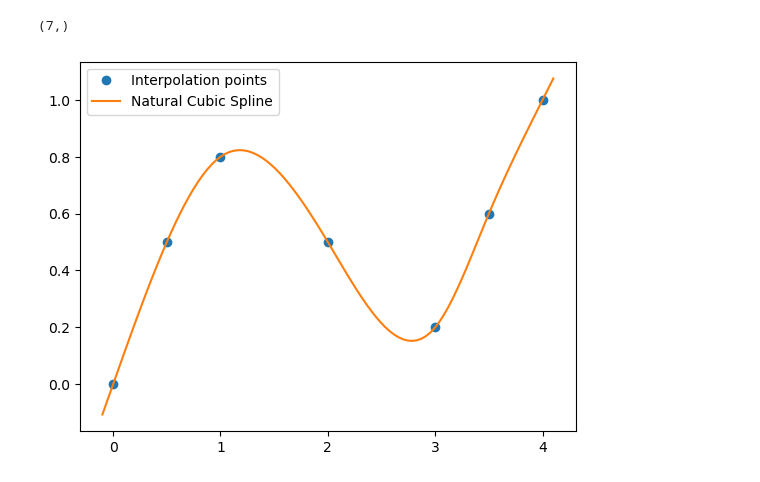
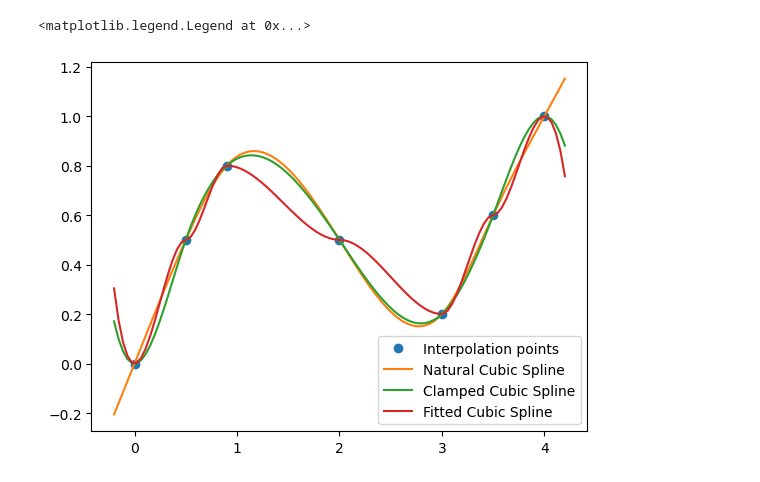
Before and after one commit to hauser-group/mleam, a Jupyter notebook: scripts_and_notebooks/tf_splines.ipynb, the cells around one changed output. Saved outputs shown, nothing was run; the diff lists cells and outputs as text; code cells hidden in the pictures.

Commit message:
Add ClampedCubicSpline

```diff
--- a/scripts_and_notebooks/tf_splines.ipynb
+++ b/scripts_and_notebooks/tf_splines.ipynb
@@ -129,33 +253,32 @@ class NaturalCubicSpline(tf.keras.layers.Layer):
 # %%
 # Define x (interpolation points) and y (adjustable y-values)
-x = np.array([0.0, 0.5, 1.0, 2.0, 3.0, 3.5, 4.0])
+x = np.array([0.0, 0.5, 0.9, 2.0, 3.0, 3.5, 4.0])
 
 # Initialize y
 y = np.array([0.0, 0.5, 0.8, 0.5, 0.2, 0.6, 1.0])[: len(x)]
 
 # Create an instance of the NaturalCubicSpline
 spline = NaturalCubicSpline(x, y)
+spline_clamped = ClampedCubicSpline(x, y)
+spline_fitted = FittedCubicSpline(x, y=y)
 
 # Define new x points where you want to evaluate the spline
 x_fit = np.linspace(-0.1, 4.1, 100).reshape(-1, 1)
 # x_fit = x.reshape(-1, 1)
 
-# Compute the spline values
-spline_values = spline(x_fit)
-# print(spline_values.shape)
-
 # Print or plot the results
 import matplotlib.pyplot as plt
 
-x_plot = np.linspace(-0.1, 4.1, 100).reshape(-1, 1)
+x_plot = np.linspace(-0.2, 4.2, 101).reshape(-1, 1)
 
 plt.plot(x, spline.y.numpy(), "o", label="Interpolation points")
-plt.plot(x_fit, spline_values.numpy(), label="Natural Cubic Spline")
+plt.plot(x_plot, spline(x_plot), label="Natural Cubic Spline")
+plt.plot(x_plot, spline_clamped(x_plot), label="Clamped Cubic Spline")
+plt.plot(x_plot, spline_fitted(x_plot), label="Fitted Cubic Spline")
 plt.legend()
-plt.show()
 # %% [output]
-(7,)
+<matplotlib.legend.Legend at 0x...>
-[figure, old version]
+[figure, new version]
 # %%
 # Define a loss function (for example, a mean squared error against some target values)
 # Target curve (just an example)
```
Also changed, not shown: parts of 7 cells of this notebook, 1 other file.
